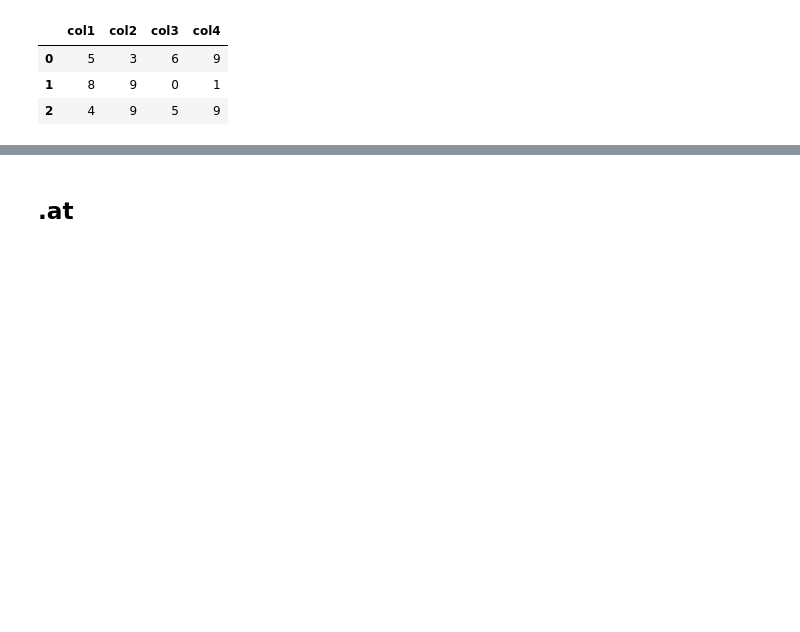
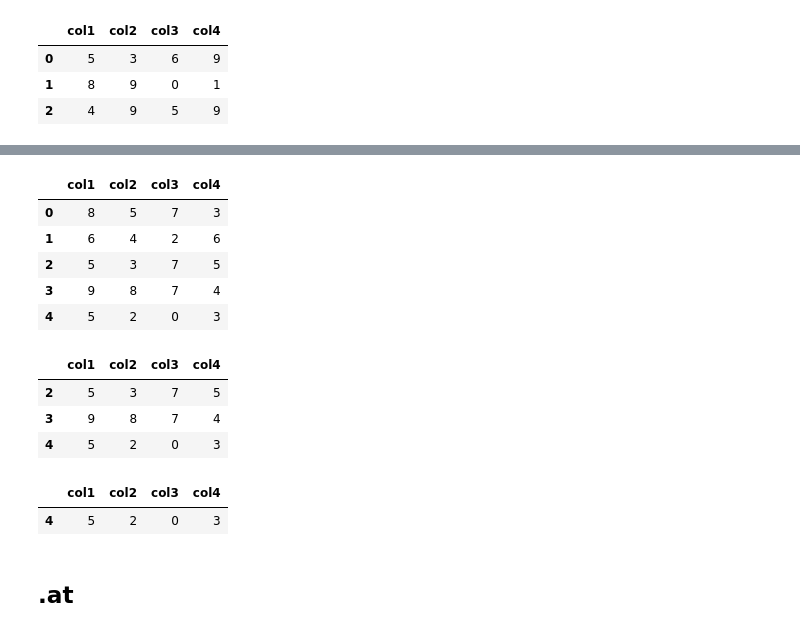
Before and after one commit to ericksonlopes/Dicas_Pandas_Linkedin, a Jupyter notebook: 07_Acessando_dados_Dataframe/acessando_dataframe.ipynb, the cells around one changed output, grey strips where cells are left out. Drawn from its saved outputs; the diff is of its cells as text; code cells hidden in the pictures; blank space fills up the shorter version.

Commit message:
tail

```diff
--- a/07_Acessando_dados_Dataframe/acessando_dataframe.ipynb
+++ b/07_Acessando_dados_Dataframe/acessando_dataframe.ipynb
@@ -48,3 +59,27 @@ df
+# %%
+# Visualizando as últimas 5 linhas
+df.tail()
+# %% [output]
+|  | col1 | col2 | col3 | col4 |
+| 0 | 8 | 5 | 7 | 3 |
+| 1 | 6 | 4 | 2 | 6 |
+| 2 | 5 | 3 | 7 | 5 |
+| 3 | 9 | 8 | 7 | 4 |
+| 4 | 5 | 2 | 0 | 3 |
+# %%
+# Visualizando as últimas n linhas (três neste caso)
+df.tail(3)
+# %% [output]
+|  | col1 | col2 | col3 | col4 |
+| 2 | 5 | 3 | 7 | 5 |
+| 3 | 9 | 8 | 7 | 4 |
+| 4 | 5 | 2 | 0 | 3 |
+# %%
+# Para valores negativos de n
+df.tail(-3)
+# %% [output]
+|  | col1 | col2 | col3 | col4 |
+| 4 | 5 | 2 | 0 | 3 |
 # %% [markdown]
 ## .at
 # %%
```
Also changed, not shown: parts of 18 cells of this notebook.
